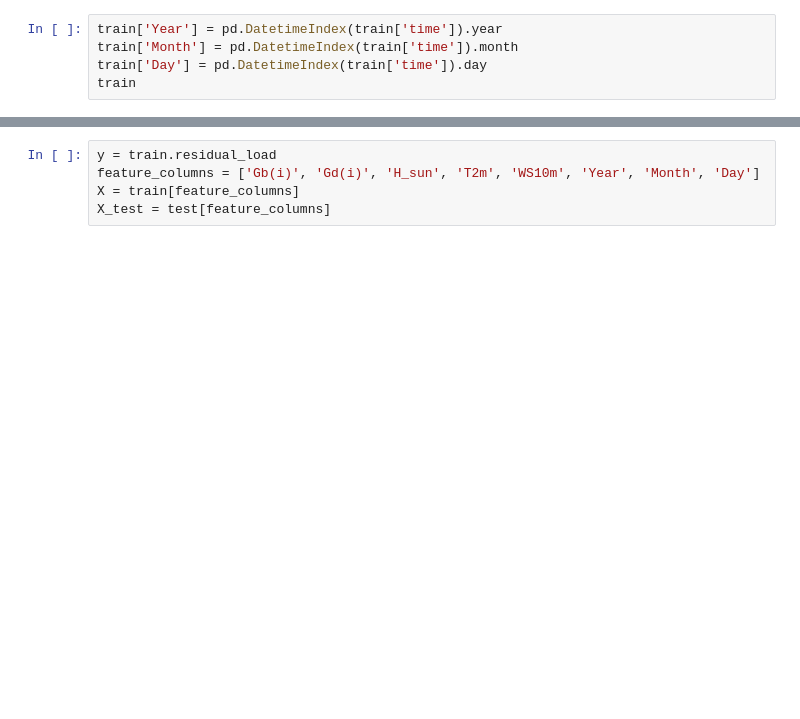
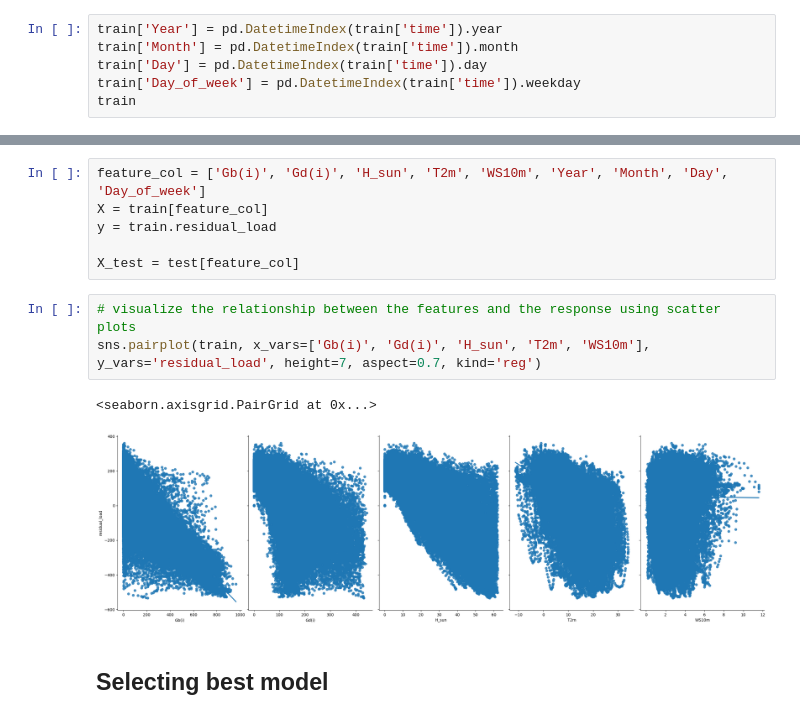
Before and after one commit to HTimasi/HTimasi, a Jupyter notebook: energy-forecasting-data-challenge.ipynb, the cells around one changed output, grey strips where cells are left out. Cells and saved outputs as stored; diff of their text form; blank space fills up the shorter version.

```diff
--- a/energy-forecasting-data-challenge.ipynb
+++ b/energy-forecasting-data-challenge.ipynb
@@ -57,6 +72,7 @@ train.groupby('dataset_id').describe()
 train['Year'] = pd.DatetimeIndex(train['time']).year
 train['Month'] = pd.DatetimeIndex(train['time']).month
 train['Day'] = pd.DatetimeIndex(train['time']).day
+train['Day_of_week'] = pd.DatetimeIndex(train['time']).weekday
 train
 # %% [output]
 |  | time | P | Gb(i) | Gd(i) | H_sun | T2m | WS10m | load | residual_load | dataset_id | ... |
@@ -163,6 +143,15 @@ Day           0
 dtype: int64
 # %%
+feature_col = ['Gb(i)', 'Gd(i)', 'H_sun', 'T2m', 'WS10m', 'Year', 'Month', 'Day', 'Day_of_week']
+X = train[feature_col]
 y = train.residual_load
-feature_columns = ['Gb(i)', 'Gd(i)', 'H_sun', 'T2m', 'WS10m', 'Year', 'Month', 'Day']
-X = train[feature_columns]
-X_test = test[feature_columns]
+
+X_test = test[feature_col]
+# %%
+# visualize the relationship between the features and the response using scatter plots
+sns.pairplot(train, x_vars=['Gb(i)', 'Gd(i)', 'H_sun', 'T2m', 'WS10m'], y_vars='residual_load', height=7, aspect=0.7, kind='reg')
+# %% [output]
+<seaborn.axisgrid.PairGrid at 0x...>
+[figure, added]
+# %% [markdown]
+## Selecting best model
```
Also changed, not shown: parts of 43 cells of this notebook.
